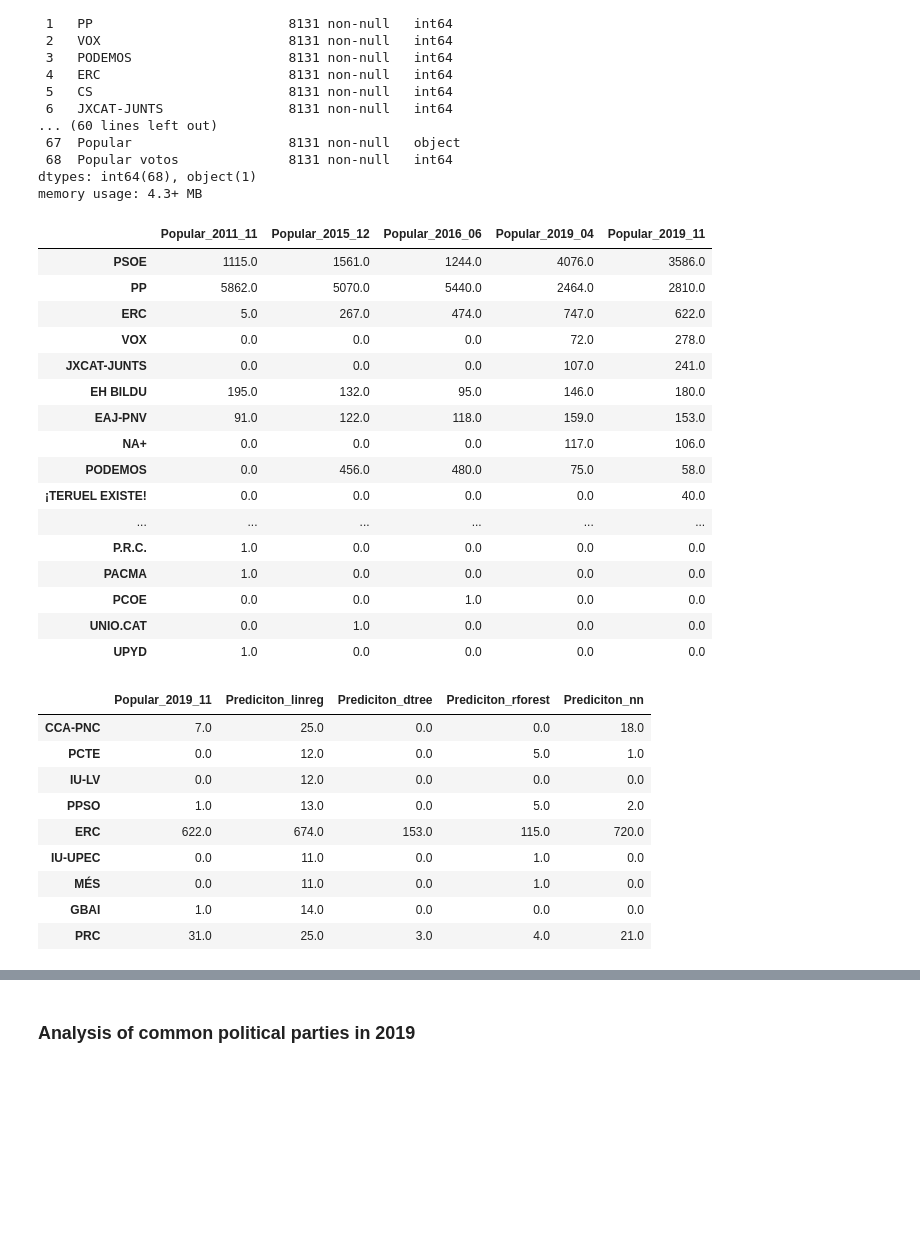
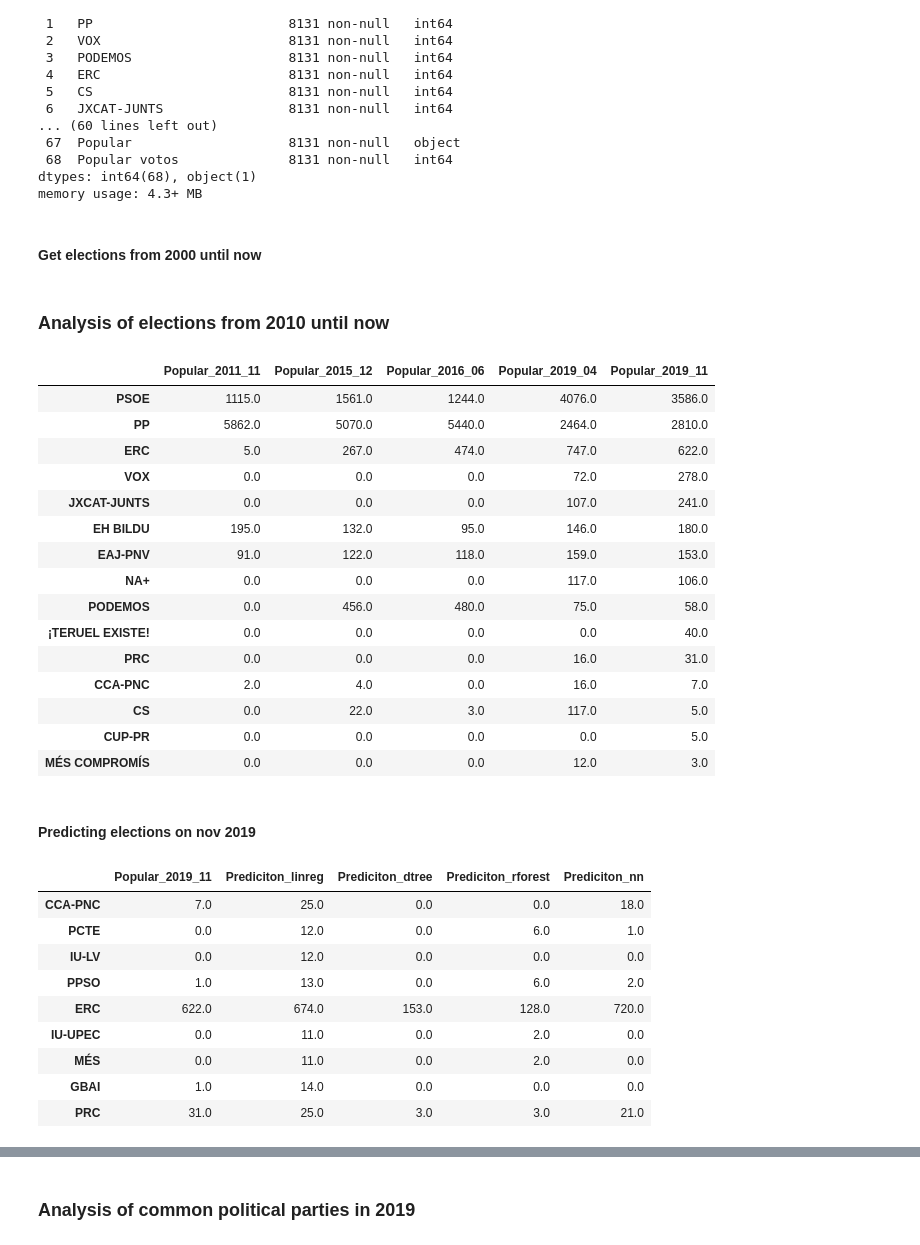
Before and after one commit to Rafael-Bardisa/Visual-Analytics-Final-Project, a Jupyter notebook: first_data_inspection.ipynb, the cells around one changed output, grey strips where cells are left out. Saved outputs shown, nothing was run; the diff lists cells and outputs as text; code cells hidden in the pictures; blank space fills up the shorter version.

```diff
--- a/first_data_inspection.ipynb
+++ b/first_data_inspection.ipynb
@@ -75,6 +88,8 @@ Data columns (total 69 columns):
  68  Popular votos              8131 non-null   int64
 dtypes: int64(68), object(1)
 memory usage: 4.3+ MB
+# %% [markdown]
+#### Get elections from 2000 until now
 # %%
 files_treated = glob.glob(f"{DATA}02_20*t.csv")
 common_columns = ["Unnamed: 0", "Nombre de Comunidad", "Código de Provincia", "Nombre de Provincia", "Código de Municipio",
@@ -105,50 +120,41 @@ for file in files_treated[1:]:
                                                      "Nombre de Provincia", "Código de Municipio",
                                                      "Nombre de Municipio"],how = 'outer',suffixes=("",f'{name}'))
     elections20_ = elections20_.drop(columns=["Población"+f'{name}',"Unnamed: 0"])
+# %% [markdown]
+### Analysis of elections from 2010 until now
 # %%
-p0300 = elections20_["Popular_2000_03"].value_counts().to_frame()
-p0304 = elections20_["Popular_2004_03"].value_counts()
-p0308 = elections20_["Popular_2008_03"].value_counts()
 p1111 = elections20_["Popular_2011_11"].value_counts()
 p1215 = elections20_["Popular_2015_12"].value_counts()
 p0616 = elections20_["Popular_2016_06"].value_counts()
 p0419 = elections20_["Popular_2019_04"].value_counts()
 p1119 = elections20_["Popular_2019_11"].value_counts()
-popular20_ = p0300.join(p0304, how='outer').join(p0308, how='outer').join(p1111, how='outer').join(p1215,
-                    how='outer').join(p0616, how='outer').join(p0419, how='outer').join(p1119,
-                    how='outer').sort_values(by=['Popular_2019_11', 'Popular_2019_04'], ascending=False)
-popular20_ = popular20_.replace(np.nan,0.0)
 popular201_ = p1111.to_frame().join(p1215, how='outer').join(p0616, how='outer').join(p0419, how='outer').join(p1119,
                     how='outer').sort_values(by=['Popular_2019_11', 'Popular_2019_04'], ascending=False)
 popular201_ = popular201_.replace(np.nan,0.0)
-popular201_
+popular201_.head(15)
 # %% [output]
 |  | Popular_2011_11 | Popular_2015_12 | Popular_2016_06 | Popular_2019_04 | Popular_2019_11 |
 | PSOE | 1115.0 | 1561.0 | 1244.0 | 4076.0 | 3586.0 |
 | PP | 5862.0 | 5070.0 | 5440.0 | 2464.0 | 2810.0 |
 | ERC | 5.0 | 267.0 | 474.0 | 747.0 | 622.0 |
 | VOX | 0.0 | 0.0 | 0.0 | 72.0 | 278.0 |
 | JXCAT-JUNTS | 0.0 | 0.0 | 0.0 | 107.0 | 241.0 |
 | EH BILDU | 195.0 | 132.0 | 95.0 | 146.0 | 180.0 |
 | EAJ-PNV | 91.0 | 122.0 | 118.0 | 159.0 | 153.0 |
 | NA+ | 0.0 | 0.0 | 0.0 | 117.0 | 106.0 |
 | PODEMOS | 0.0 | 456.0 | 480.0 | 75.0 | 58.0 |
 | ¡TERUEL EXISTE! | 0.0 | 0.0 | 0.0 | 0.0 | 40.0 |
-| ... | ... | ... | ... | ... | ... |
-| P.R.C. | 1.0 | 0.0 | 0.0 | 0.0 | 0.0 |
-| PACMA | 1.0 | 0.0 | 0.0 | 0.0 | 0.0 |
-| PCOE | 0.0 | 0.0 | 1.0 | 0.0 | 0.0 |
-| UNIO.CAT | 0.0 | 1.0 | 0.0 | 0.0 | 0.0 |
-| UPYD | 1.0 | 0.0 | 0.0 | 0.0 | 0.0 |
+| PRC | 0.0 | 0.0 | 0.0 | 16.0 | 31.0 |
+| CCA-PNC | 2.0 | 4.0 | 0.0 | 16.0 | 7.0 |
+| CS | 0.0 | 22.0 | 3.0 | 117.0 | 5.0 |
+| CUP-PR | 0.0 | 0.0 | 0.0 | 0.0 | 5.0 |
+| MÉS COMPROMÍS | 0.0 | 0.0 | 0.0 | 12.0 | 3.0 |
+# %% [markdown]
+#### Predicting elections on nov 2019
 # %%
-from sklearn.model_selection import train_test_split
 X = popular201_.copy().drop(columns='Popular_2019_11')
 y = popular201_['Popular_2019_11']
 Xtrain, Xtest, ytrain, ytest = train_test_split(X, y, random_state = 0)
-from sklearn.linear_model import LinearRegression
-import math
-from sklearn.metrics import mean_squared_error
-from sklearn import tree
 
 linreg_model = LinearRegression()
 linreg_model.fit(Xtrain, ytrain)
@@ -158,34 +164,32 @@ dtree = tree.DecisionTreeRegressor()
 dtree.fit(Xtrain, ytrain)
 prediction_dtree = dtree.predict(Xtest)
 
-from sklearn.ensemble import RandomForestRegressor
 rforest = RandomForestRegressor()
 rforest.fit(Xtrain, ytrain)
 prediction_rforest = rforest.predict(Xtest)
 
-from sklearn.neural_network import MLPRegressor
 nn = MLPRegressor(solver='lbfgs', alpha=1e-1, hidden_layer_sizes=(5, 2), random_state = 1)
 nn.fit(Xtrain, ytrain)
 prediction_nn = nn.predict(Xtest)
 
-results = ytest.to_frame()
-results['Prediciton_linreg'] = prediction_linreg.astype(int).astype(float)
-results['Prediciton_dtree'] = prediction_dtree.astype(int).astype(float)
-results['Prediciton_rforest'] = prediction_rforest.astype(int).astype(float)
-results['Prediciton_nn'] = prediction_nn.astype(int).astype(float)
+results201_ = ytest.to_frame()
+results201_['Prediciton_linreg'] = prediction_linreg.astype(int).astype(float)
+results201_['Prediciton_dtree'] = prediction_dtree.astype(int).astype(float)
+results201_['Prediciton_rforest'] = prediction_rforest.astype(int).astype(float)
+results201_['Prediciton_nn'] = prediction_nn.astype(int).astype(float)
 
-results
+results201_
 # %% [output]
 |  | Popular_2019_11 | Prediciton_linreg | Prediciton_dtree | Prediciton_rforest | Prediciton_nn |
 | CCA-PNC | 7.0 | 25.0 | 0.0 | 0.0 | 18.0 |
-| PCTE | 0.0 | 12.0 | 0.0 | 5.0 | 1.0 |
+| PCTE | 0.0 | 12.0 | 0.0 | 6.0 | 1.0 |
 | IU-LV | 0.0 | 12.0 | 0.0 | 0.0 | 0.0 |
-| PPSO | 1.0 | 13.0 | 0.0 | 5.0 | 2.0 |
-| ERC | 622.0 | 674.0 | 153.0 | 115.0 | 720.0 |
-| IU-UPEC | 0.0 | 11.0 | 0.0 | 1.0 | 0.0 |
-| MÉS | 0.0 | 11.0 | 0.0 | 1.0 | 0.0 |
+| PPSO | 1.0 | 13.0 | 0.0 | 6.0 | 2.0 |
+| ERC | 622.0 | 674.0 | 153.0 | 128.0 | 720.0 |
+| IU-UPEC | 0.0 | 11.0 | 0.0 | 2.0 | 0.0 |
+| MÉS | 0.0 | 11.0 | 0.0 | 2.0 | 0.0 |
 | GBAI | 1.0 | 14.0 | 0.0 | 0.0 | 0.0 |
-| PRC | 31.0 | 25.0 | 3.0 | 4.0 | 21.0 |
+| PRC | 31.0 | 25.0 | 3.0 | 3.0 | 21.0 |
 # %%
 mse_linreg = mean_squared_error(ytest, prediction_linreg)
 mse_dtree = mean_squared_error(ytest, prediction_dtree)
```
Also changed, not shown: parts of 28 cells of this notebook, 2 other files.
